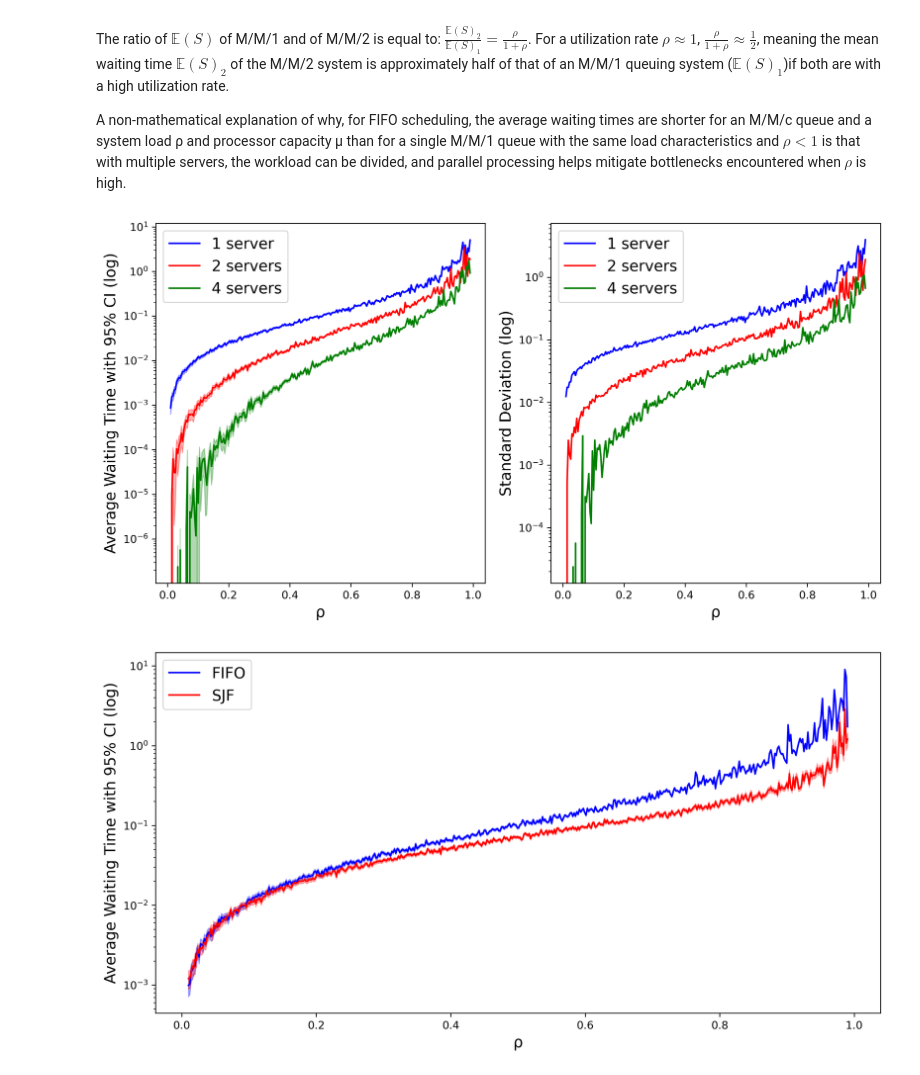
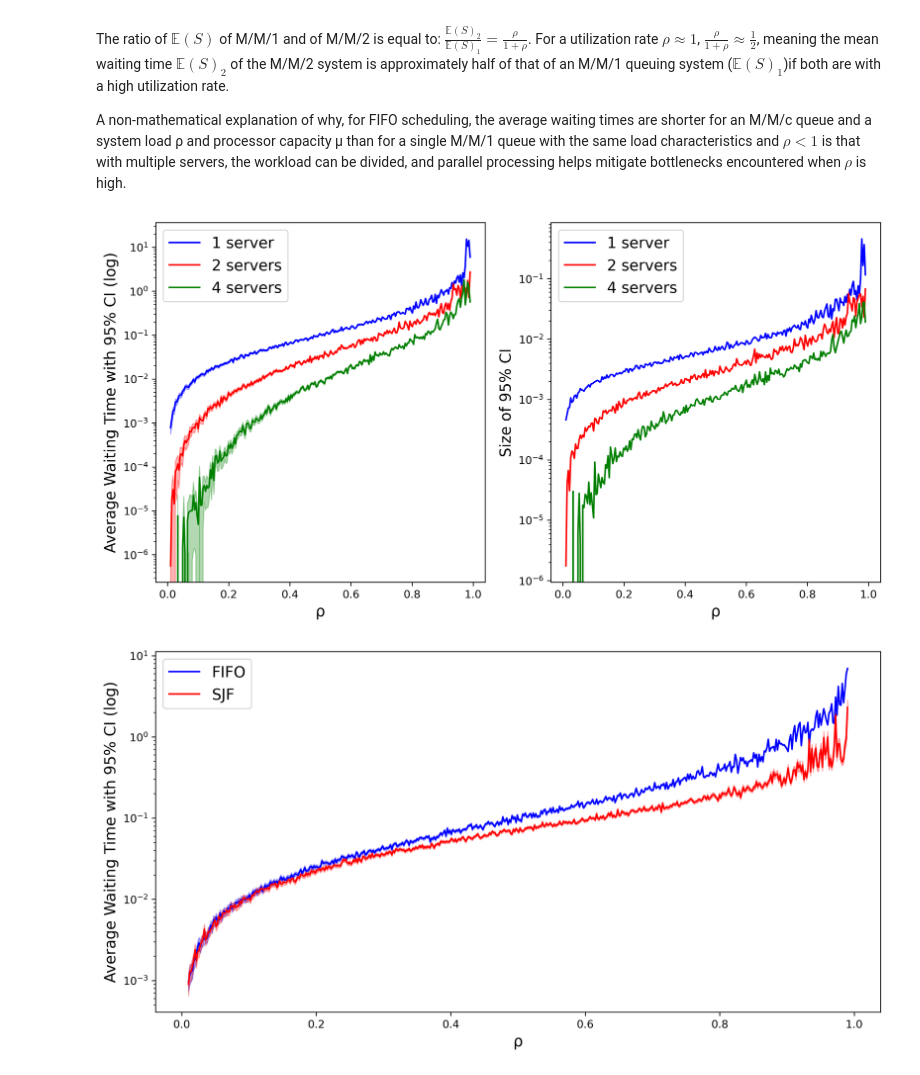
Before and after one commit to 3mmdrew/stochastic_assignment2, a Jupyter notebook: Notebook Assignment 2.ipynb, the cells around one changed output. Cells and saved outputs as stored; diff of their text form; code cells hidden in the pictures.

```diff
--- a/Notebook Assignment 2.ipynb
+++ b/Notebook Assignment 2.ipynb
@@ -84,46 +84,47 @@ mu = 10 # Servers capacity
 jobs = 10000 # Number of jobs to be completed
 z = norm.ppf(0.975) # Z for confidence interval
 colors = ['b', 'r', 'g']
 labels = ['1 server', '2 servers', '4 servers']
 
+# Run simulation for 1, 2 and 4 servers and plot the corresponding average waiting times and size of confidence intervals to evaluate how the number of measurements required to attain a certain statistical significance depend on ρ
 fig, (ax1, ax2) = plt.subplots(1, 2, dpi = 300, figsize = (12, 6))
 
 for i, servers in enumerate([1, 2, 4]):
     times = []
     ci_low = []
     ci_high = []
-    stds = []
-    # Run simulation for 1, 2 and 4 servers
+    diff = []
+
     for rho in rhos:
         avg_waiting_time, measurements, std, confidence_interval = simulation(rho, mu, servers, jobs)
         times.append(avg_waiting_time)
         ci_low.append(confidence_interval[0])
         ci_high.append(confidence_interval[1])
-        stds.append(std)
+        diff.append(confidence_interval[1] - confidence_interval[0])
 
     ax1.plot(rhos, times, color = colors[i], label = labels[i])
     ax1.fill_between(rhos, ci_low, ci_high, color = colors[i], alpha = 0.3)
 
-    ax2.plot(rhos, stds, color = colors[i], label = labels[i])
+    ax2.plot(rhos, diff, color = colors[i], label = labels[i])
 
 ax1.set_xlabel('ρ', fontsize = 14)
 ax1.set_ylabel('Average Waiting Time with 95% CI (log)', fontsize = 14)
 ax1.set_yscale('log')
 ax1.legend(fontsize = 14)
 ax2.set_xlabel('ρ', fontsize = 14)
-ax2.set_ylabel('Standard Deviation (log)', fontsize = 14)
+ax2.set_ylabel('Size of 95% CI', fontsize = 14)
 ax2.set_yscale('log')
 ax2.legend(fontsize = 14)
 plt.show()
 # %% [output]
-[figure, old version]
+[figure, new version]
 # %%
 def queue_function_sjf(env, mu, waiting_times, res, completed_jobs): # Simulation for one single job
 
     arrival_time = env.now # Register time at which job arrives
     service_time = np.random.exponential(1 / mu) # Draw a random service time from an exponential distribution with mean 1/mu ()
 
-    with res.request(priority = service_time) as request:
+    with res.request(priority = service_time) as request: # Prioratize requests with lower service time needed
         yield request # Join the queue
         waiting_times.append(env.now - arrival_time) # Calculate waiting time
 
@@ -170,13 +171,14 @@ z = norm.ppf(0.975) # Z for confidence interval
 colors = ['b', 'r']
 labels = ['FIFO', 'SJF']
 
+# Run both types of simulations for different rhos (keeping mu constant) and plot the resulting average waiting times
 plt.figure(dpi = 300, figsize = (12, 6))
 
 for i, type in enumerate([simulation, simulation_sjf]):
     times = []
     ci_low = []
     ci_high = []
-    # Run simulation for 1, 2 and 4 servers
+
     for rho in rhos:
         avg_waiting_time, measurements, std, confidence_interval = type(rho, mu, servers, jobs)
         times.append(avg_waiting_time)
@@ -192,4 +194,4 @@ plt.yscale('log')
 plt.legend(fontsize = 14)
 plt.show()
 # %% [output]
-[figure, old version]
+[figure, new version]
```
